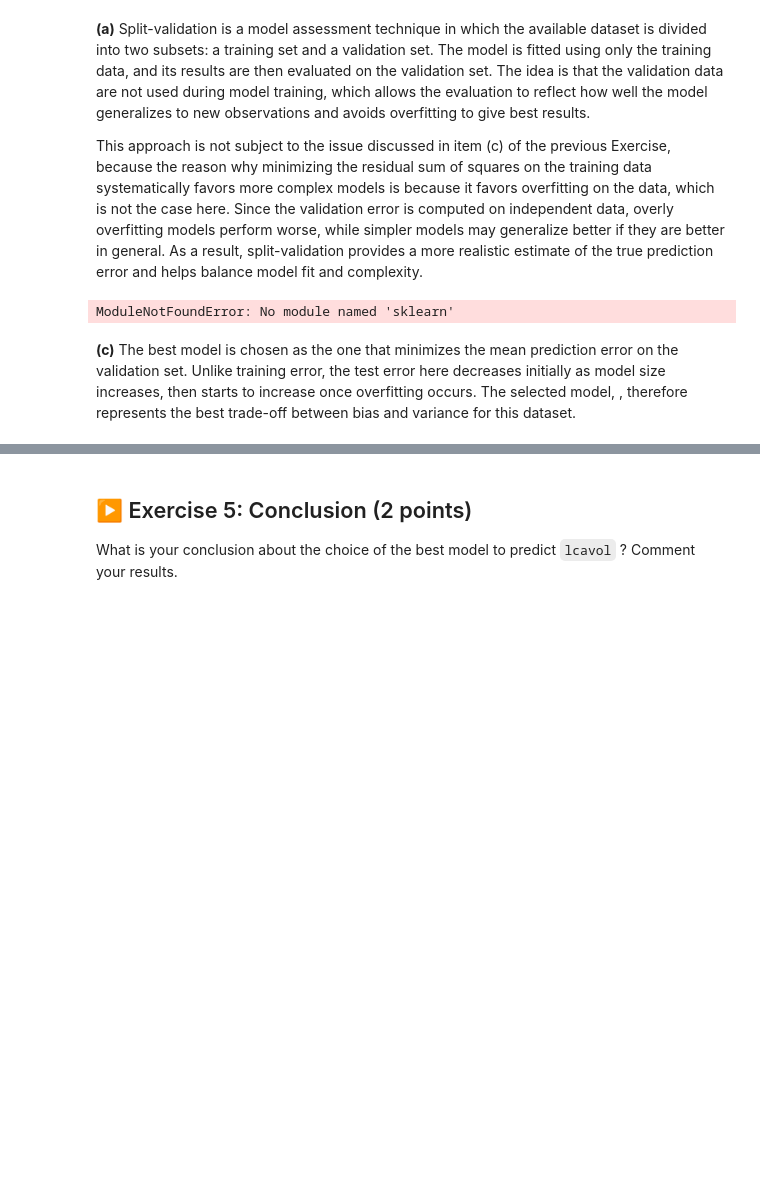
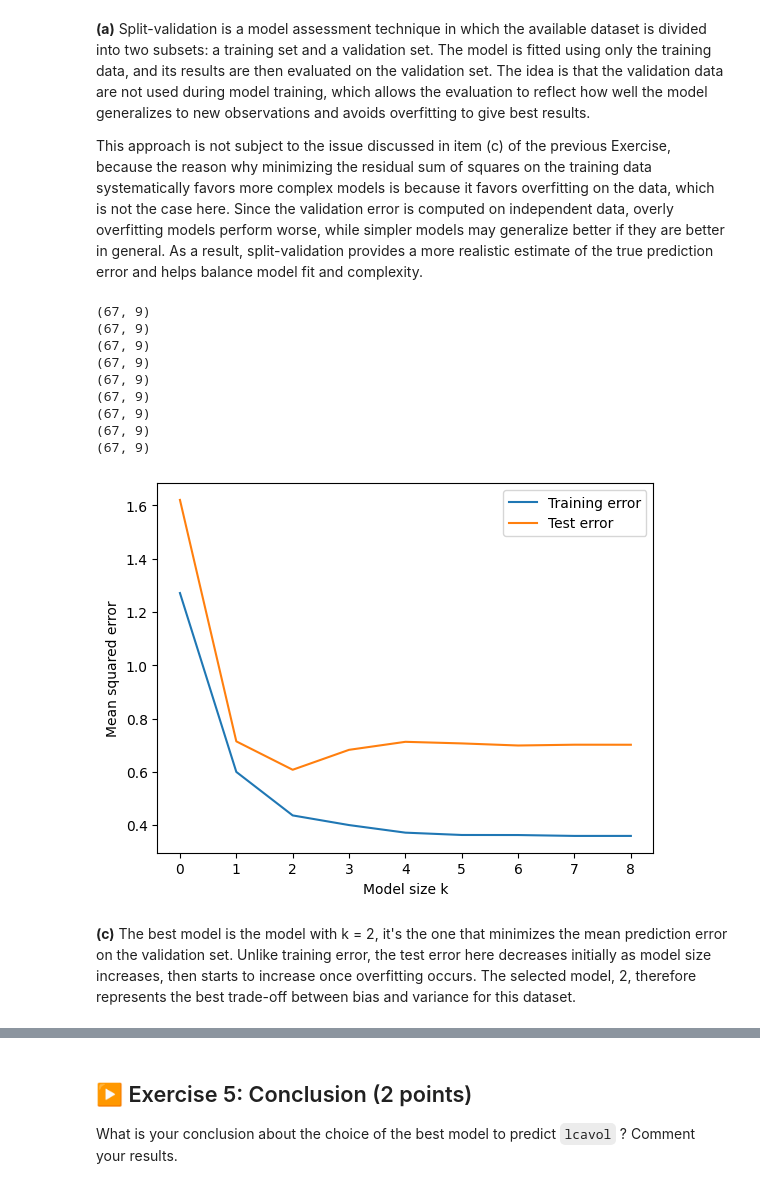
Before and after one commit to Erratu/Stats-S8-TPs, a Jupyter notebook: TP1/TP1.ipynb, the cells around one changed output, grey strips where cells are left out. Saved outputs shown, nothing was run; the diff lists cells and outputs as text; code cells hidden in the pictures; blank space fills up the shorter version.

```diff
--- a/TP1/TP1.ipynb
+++ b/TP1/TP1.ipynb
@@ -769,41 +798,50 @@ you do to address this problem? Code such alternative method and comment the res
 This approach is not subject to the issue discussed in item (c) of the previous Exercise, because the reason why minimizing the residual sum of squares on the training data systematically favors more complex models is because it favors overfitting on the data, which is not the case here. Since the validation error is computed on independent data, overly overfitting models perform worse, while simpler models may generalize better if they are better in general. As a result, split-validation provides a more realistic estimate of the true prediction error and helps balance model fit and complexity.
 # %%
 from sklearn.model_selection import train_test_split
+from sklearn.metrics import mean_squared_error
 
-X_train, X_test, y_train, y_test = train_test_split(X, y, test_size=0.3)
+X_train, X_test, y_train, y_test = train_test_split(X, y, test_size=0.3, random_state=0)
 
 training_errors = []
 test_errors = []
 
-for k in range(1, 10):
-    predictors = best_models[k]
-
-    # Add intercept for the non selected predictors
-    X_train_k = sm.add_constant(X_train[:, predictors])
-    X_test_k = sm.add_constant(X_test[:, predictors])
+for k, predictors, _ in best_models:
+    print(X_train.shape)
+    # Add intercept for the selected predictors
+    X_train_k = sm.add_constant(X_train[list(predictors)])
+    X_test_k = sm.add_constant(X_test[list(predictors)])
 
     # Fit the model
     model = sm.OLS(y_train, X_train_k).fit()
 
     # Predictions on the train and the test sets
     y_train_pred = model.predict(X_train_k)
     y_test_pred = model.predict(X_test_k)
 
     # Mean squared errors
     training_errors.append(mean_squared_error(y_train, y_train_pred))
     test_errors.append(mean_squared_error(y_test, y_test_pred))
 
 # Plot training and test errors
-plt.plot(range(1, 10), training_errors, label="Training error")
-plt.plot(range(1, 10), test_errors, label="Test error")
+plt.plot(range(9), training_errors, label="Training error")
+plt.plot(range(9), test_errors, label="Test error")
 plt.xlabel("Model size k")
 plt.ylabel("Mean squared error")
 plt.legend()
 plt.show()
 # %% [output]
-ModuleNotFoundError: No module named 'sklearn'
+(67, 9)
+(67, 9)
+(67, 9)
+(67, 9)
+(67, 9)
+(67, 9)
+(67, 9)
+(67, 9)
+(67, 9)
+[figure, added]
 # %% [markdown]
-**(c)** The best model is chosen as the one that minimizes the mean prediction error on the validation set. Unlike training error, the test error here decreases initially as model size increases, then starts to increase once overfitting occurs. The selected model, , therefore represents the best trade-off between bias and variance for this dataset.
+**(c)** The best model is the model with k = 2, it's the one that minimizes the mean prediction error on the validation set. Unlike training error, the test error here decreases initially as model size increases, then starts to increase once overfitting occurs. The selected model, 2, therefore represents the best trade-off between bias and variance for this dataset.
 # %% [markdown]
 **(d)** The main limitations of split-validation are that the results can depend on a particular random choice for the pair of train and validation sets, and that by partitioning the available data into two sets, we drastically reduce the number of samples which can be used for learning the model.
 
```
Also changed, not shown: parts of 11 cells of this notebook.
